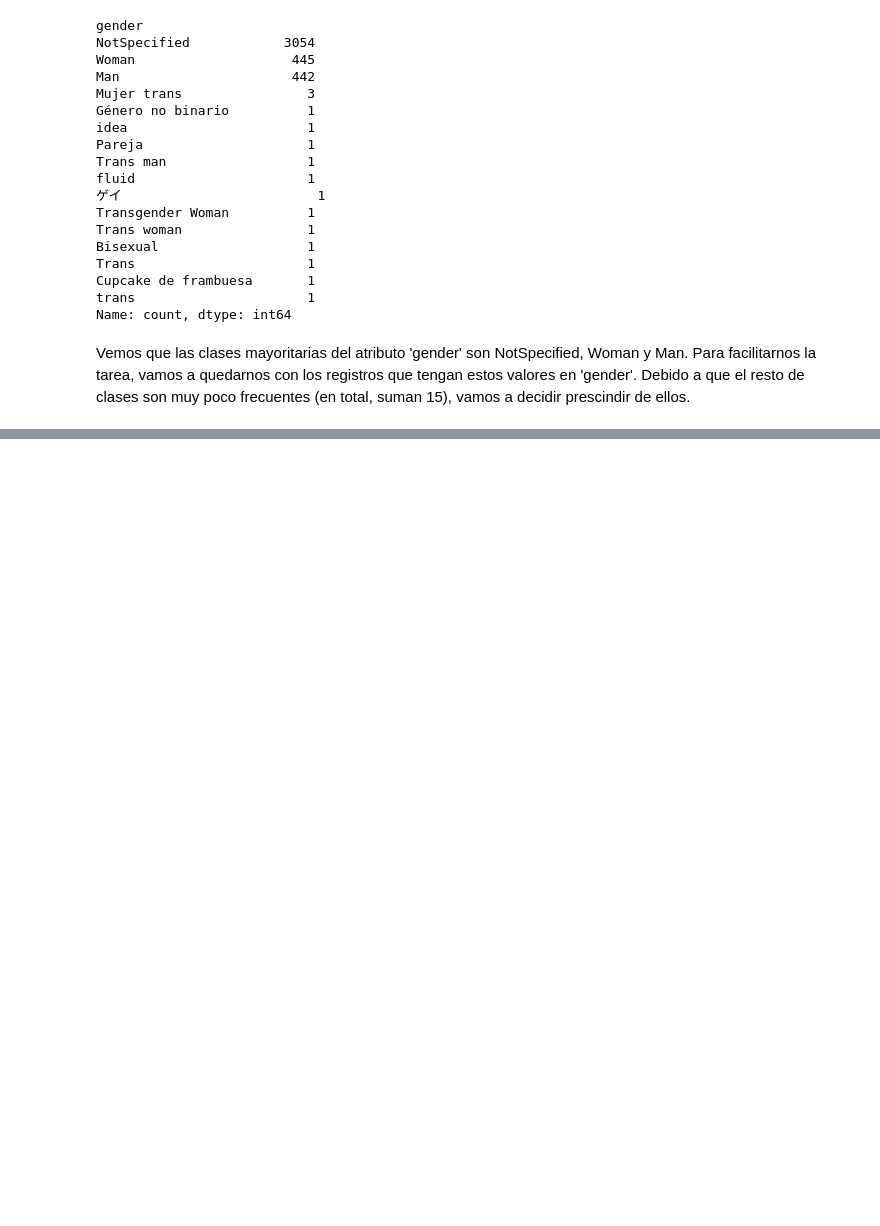
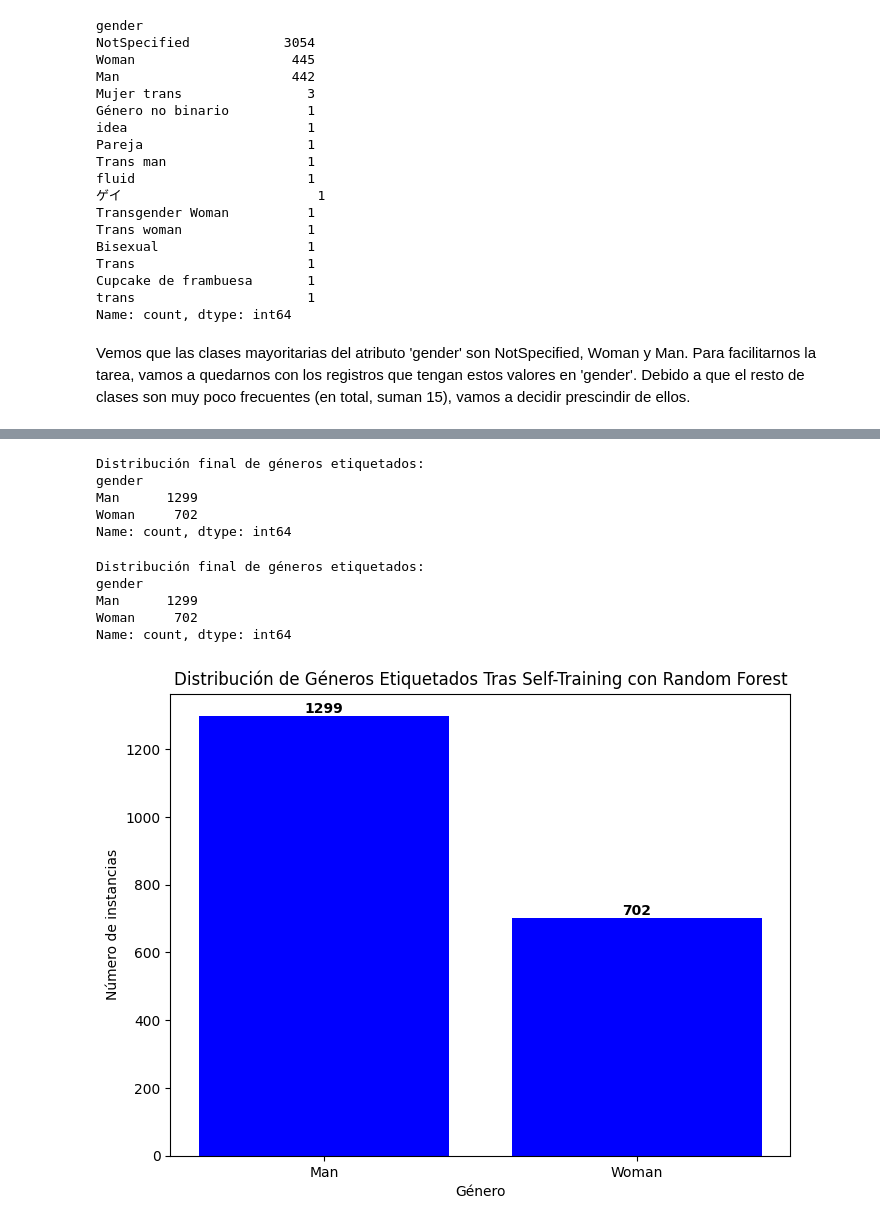
Before and after one commit to jros19/TFM, a Jupyter notebook: FirstClassifier.ipynb, the cells around one changed output, grey strips where cells are left out. Cells and saved outputs as stored; diff of their text form; code cells hidden in the pictures; blank space fills up the shorter version.

```diff
--- a/FirstClassifier.ipynb
+++ b/FirstClassifier.ipynb
@@ -195,0 +463,44 @@ Finalmente, hemos obtenido en total 1505 registros etiquetados como 'Man' o 'Wom
+# %%
+# Distribución final de géneros
+print("Distribución final de géneros etiquetados:")
+print(labeled_data['gender'].value_counts())
+# %% [output]
+Distribución final de géneros etiquetados:
+gender
+Man      1299
+Woman     702
+Name: count, dtype: int64
+# %%
+# Obtener la distribución final de géneros etiquetados
+gender_distribution = labeled_data['gender'].value_counts()
+
+# Imprimir la distribución
+print("Distribución final de géneros etiquetados:")
+print(gender_distribution)
+
+# Graficar la distribución con matplotlib
+plt.figure(figsize=(8, 6))
+
+# Crear el gráfico de barras
+bars = plt.bar(gender_distribution.index, gender_distribution.values, color='blue')
+
+# Añadir los valores encima de cada barra
+for bar in bars:
+    yval = bar.get_height()  # Obtener la altura de cada barra (el valor de la barra)
+    plt.text(bar.get_x() + bar.get_width() / 2, yval + 0.1,  # Coloca el texto encima de la barra
+             str(int(yval)), ha='center', va='bottom', fontweight='bold')  # 'ha' es el alineamiento horizontal, 'va' es el vertical
+
+# Etiquetas y título
+plt.xlabel('Género')
+plt.ylabel('Número de instancias')
+plt.title('Distribución de Géneros Etiquetados Tras Self-Training con Random Forest')
+
+# Mostrar la gráfica
+plt.show()
+# %% [output]
+Distribución final de géneros etiquetados:
+gender
+Man      1299
+Woman     702
+Name: count, dtype: int64
+[figure, added]
```
Also changed, not shown: parts of 27 cells of this notebook, 3 other files.
